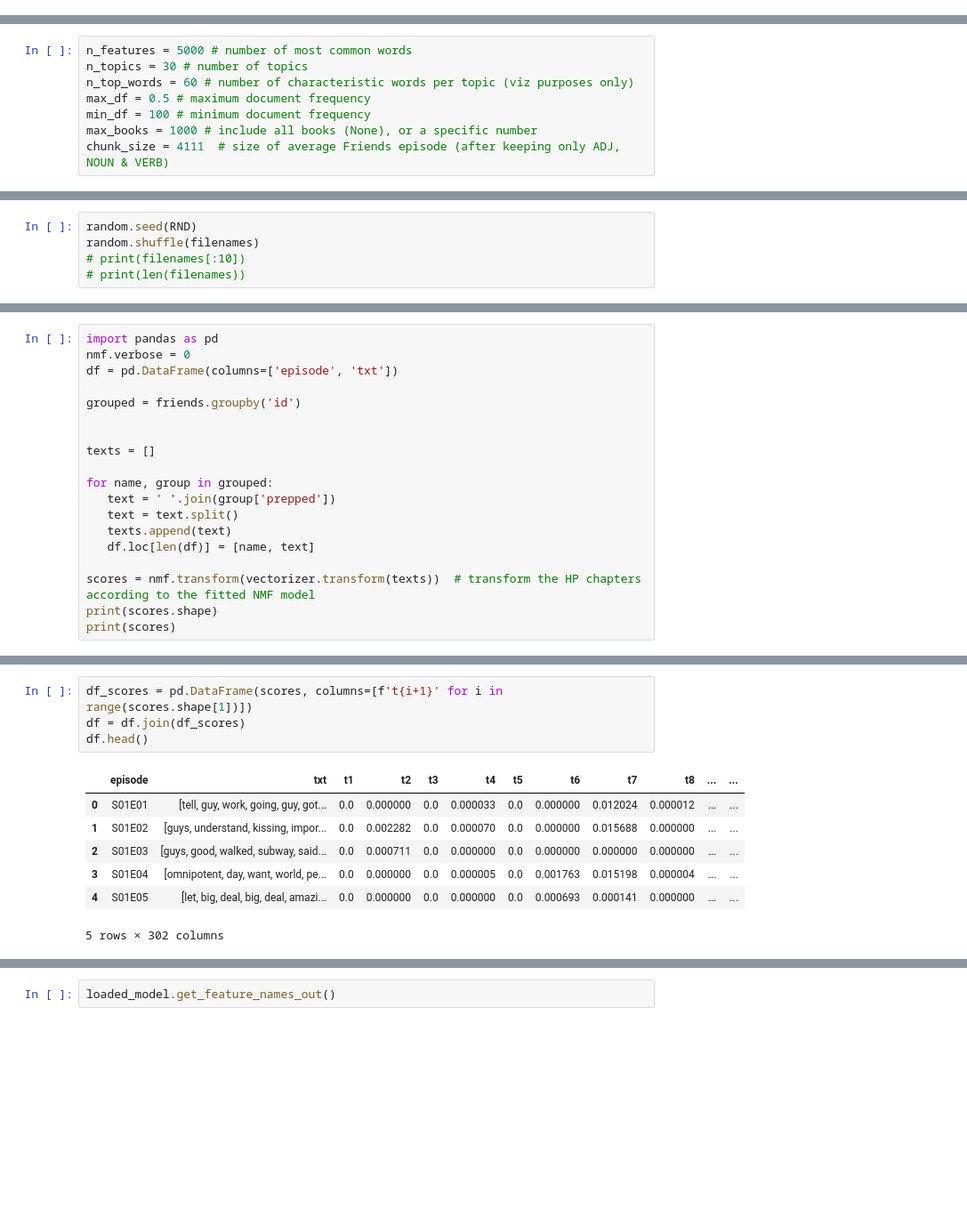
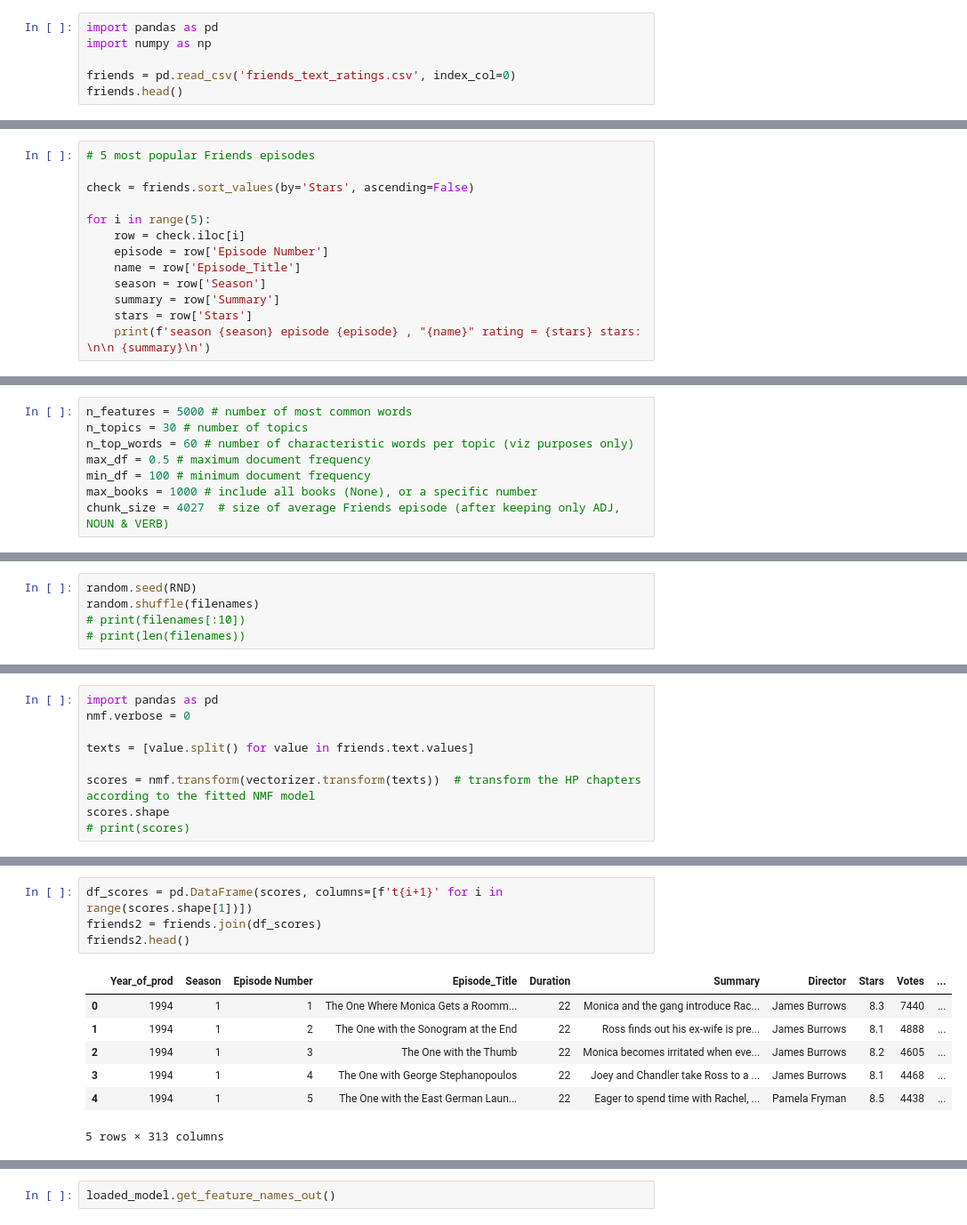
Before and after one commit to MarijkeBeersmans/CLS-project, a Jupyter notebook: Books_corpus.ipynb, the cells around one changed output, grey strips where cells are left out. Shown at 89% size. Saved outputs shown, nothing was run; the diff lists cells and outputs as text; blank space fills up the shorter version.

```diff
--- a/Books_corpus.ipynb
+++ b/Books_corpus.ipynb
@@ -214,0 +1,6 @@ friends.to_csv('friends.tsv', sep='\t')
+# %%
+import pandas as pd
+import numpy as np
+
+friends = pd.read_csv('friends_text_ratings.csv', index_col=0)
+friends.head()
@@ -214,0 +53,13 @@ friends.to_csv('friends.tsv', sep='\t')
+# %%
+# 5 most popular Friends episodes
+
+check = friends.sort_values(by='Stars', ascending=False)
+
+for i in range(5):
+    row = check.iloc[i]
+    episode = row['Episode Number']
+    name = row['Episode_Title']
+    season = row['Season']
+    summary = row['Summary']
+    stars = row['Stars']
+    print(f'season {season} episode {episode} , "{name}" rating = {stars} stars: \n\n {summary}\n')
@@ -281,7 +152,7 @@ n_top_words = 60 # number of characteristic words per topic (viz purposes only)
 max_df = 0.5 # maximum document frequency
 min_df = 100 # minimum document frequency
 max_books = 1000 # include all books (None), or a specific number
-chunk_size = 4111  # size of average Friends episode (after keeping only ADJ, NOUN & VERB)
+chunk_size = 4027  # size of average Friends episode (after keeping only ADJ, NOUN & VERB)
 # %%
 path = '../session-09-20220505T113620Z-001/session-09/hp_topic_model/books/books/*.txt'
 filenames = sorted(list(glob.glob(path)))
@@ -444,20 +294,10 @@ for genre in set(genres):
 # %%
 import pandas as pd
 nmf.verbose = 0
-df = pd.DataFrame(columns=['episode', 'txt'])
 
-grouped = friends.groupby('id')
-
-
-texts = []
-
-for name, group in grouped:
-   text = ' '.join(group['prepped'])
-   text = text.split()
-   texts.append(text)
-   df.loc[len(df)] = [name, text]
+texts = [value.split() for value in friends.text.values]
 
 scores = nmf.transform(vectorizer.transform(texts))  # transform the HP chapters according to the fitted NMF model
-print(scores.shape)
-print(scores)
+scores.shape
+# print(scores)
 # %% [output]
@@ -472,15 +311,15 @@ print(scores)
 # %%
 df_scores = pd.DataFrame(scores, columns=[f't{i+1}' for i in range(scores.shape[1])])
-df = df.join(df_scores)
-df.head()
+friends2 = friends.join(df_scores)
+friends2.head()
 # %% [output]
-|  | episode | txt | t1 | t2 | t3 | t4 | t5 | t6 | t7 | t8 | ... | ... |
-| 0 | S01E01 | [tell, guy, work, going, guy, got... | 0.0 | 0.000000 | 0.0 | 0.000033 | 0.0 | 0.000000 | 0.012024 | 0.000012 | ... | ... |
-| 1 | S01E02 | [guys, understand, kissing, impor... | 0.0 | 0.002282 | 0.0 | 0.000070 | 0.0 | 0.000000 | 0.015688 | 0.000000 | ... | ... |
-| 2 | S01E03 | [guys, good, walked, subway, said... | 0.0 | 0.000711 | 0.0 | 0.000000 | 0.0 | 0.000000 | 0.000000 | 0.000000 | ... | ... |
-| 3 | S01E04 | [omnipotent, day, want, world, pe... | 0.0 | 0.000000 | 0.0 | 0.000005 | 0.0 | 0.001763 | 0.015198 | 0.000004 | ... | ... |
-| 4 | S01E05 | [let, big, deal, big, deal, amazi... | 0.0 | 0.000000 | 0.0 | 0.000000 | 0.0 | 0.000693 | 0.000141 | 0.000000 | ... | ... |
+|  | Year_of_prod | Season | Episode Number | Episode_Title | Duration | Summary | Director | Stars | Votes | ... |
+| 0 | 1994 | 1 | 1 | The One Where Monica Gets a Roomm... | 22 | Monica and the gang introduce Rac... | James Burrows | 8.3 | 7440 | ... |
+| 1 | 1994 | 1 | 2 | The One with the Sonogram at the End | 22 | Ross finds out his ex-wife is pre... | James Burrows | 8.1 | 4888 | ... |
+| 2 | 1994 | 1 | 3 | The One with the Thumb | 22 | Monica becomes irritated when eve... | James Burrows | 8.2 | 4605 | ... |
+| 3 | 1994 | 1 | 4 | The One with George Stephanopoulos | 22 | Joey and Chandler take Ross to a ... | James Burrows | 8.1 | 4468 | ... |
+| 4 | 1994 | 1 | 5 | The One with the East German Laun... | 22 | Eager to spend time with Rachel, ... | Pamela Fryman | 8.5 | 4438 | ... |
-5 rows × 302 columns
+5 rows × 313 columns
 # %%
 from operator import itemgetter
 from scipy.stats import kendalltau
```
Also changed, not shown: parts of 46 cells of this notebook, 5 other files.
